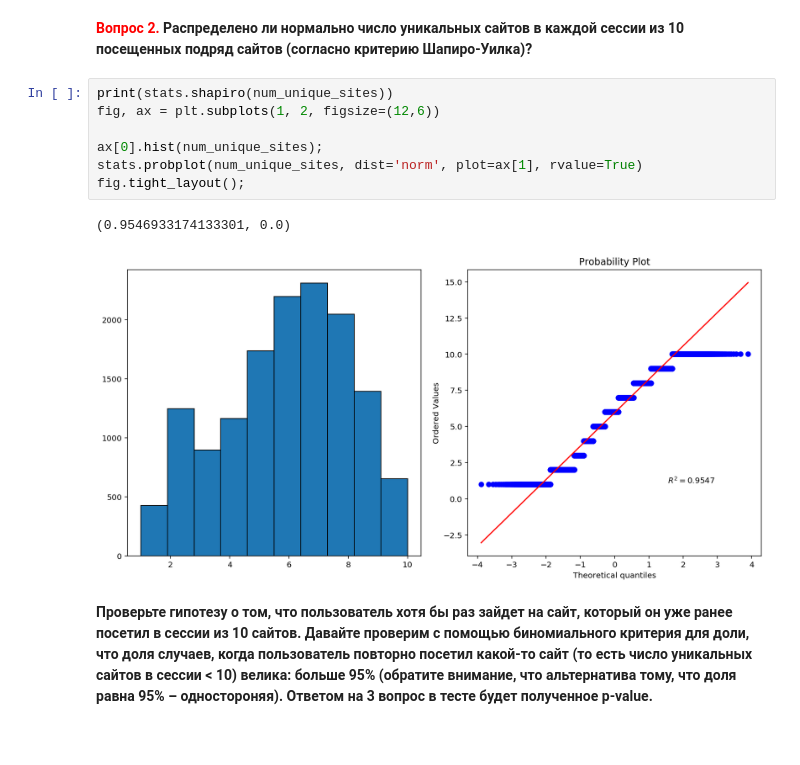
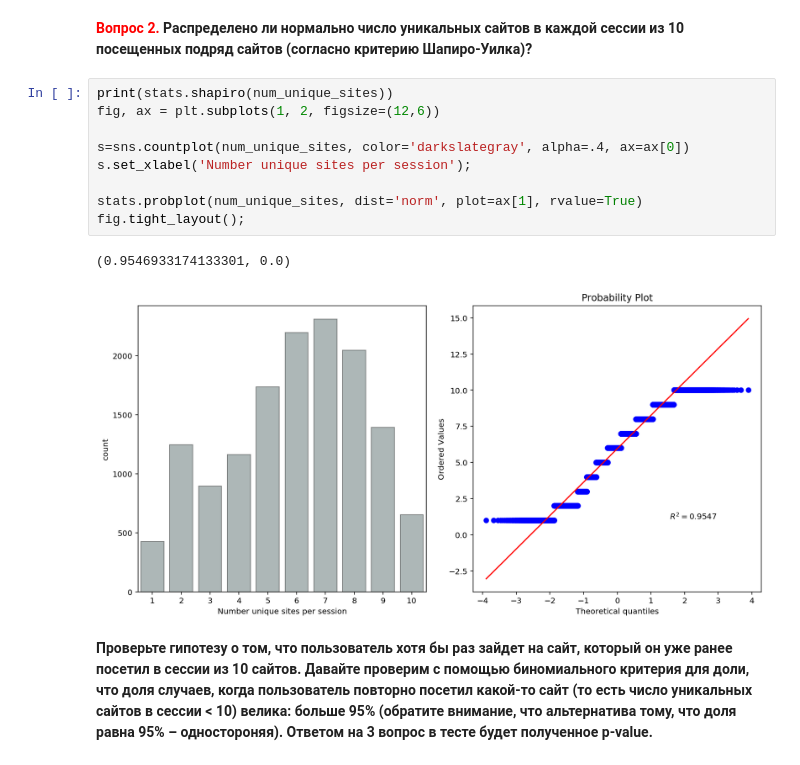
Before and after one commit to armavox/mldaspec, a Jupyter notebook: capstone/project_alice/week2_analysis_hypotheses.ipynb, the cells around one changed output. Drawn from its saved outputs; the diff is of its cells as text.

```diff
--- a/capstone/project_alice/week2_analysis_hypotheses.ipynb
+++ b/capstone/project_alice/week2_analysis_hypotheses.ipynb
@@ -351,13 +342,15 @@ pd.Series(num_unique_sites).hist();
 # %%
 print(stats.shapiro(num_unique_sites))
 fig, ax = plt.subplots(1, 2, figsize=(12,6))
 
-ax[0].hist(num_unique_sites);
+s=sns.countplot(num_unique_sites, color='darkslategray', alpha=.4, ax=ax[0])
+s.set_xlabel('Number unique sites per session');
+
 stats.probplot(num_unique_sites, dist='norm', plot=ax[1], rvalue=True)
 fig.tight_layout();
 # %% [output]
 (0.9546933174133301, 0.0)
-[figure, old version]
+[figure, new version]
 # %% [markdown]
 **Проверьте гипотезу о том, что пользователь хотя бы раз зайдет на сайт, который он уже ранее посетил в сессии из 10 сайтов. Давайте проверим с помощью биномиального критерия для доли, что доля случаев, когда пользователь повторно посетил какой-то сайт (то есть число уникальных сайтов в сессии < 10) велика: больше 95% (обратите внимание, что альтернатива тому, что доля равна 95% –  одностороняя). Ответом на 3 вопрос в тесте будет полученное p-value.**
 # %% [markdown]
```
Also changed, not shown: parts of 9 cells of this notebook, 2 other files.
